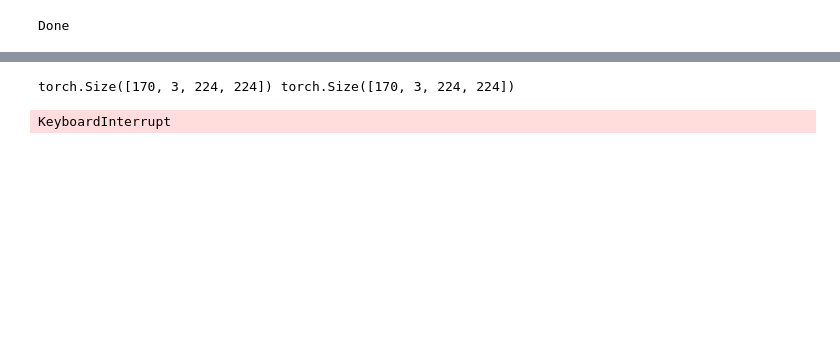
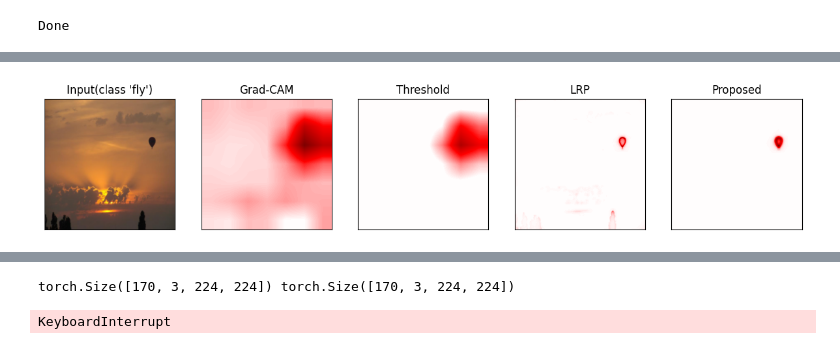
Before and after one commit to sriharikg2003/LRP_CAM, a Jupyter notebook: tutorial.ipynb, the cells around one changed output, grey strips where cells are left out. Drawn from its saved outputs; the diff is of its cells as text; code cells hidden in the pictures; blank space fills up the shorter version.

```diff
--- a/tutorial.ipynb
+++ b/tutorial.ipynb
@@ -270,3 +291,18 @@ x_batch = torch.load(f'{path_to_files}/x_batch.pt')
 y_batch = torch.load(f'{path_to_files}/y_batch.pt')
 s_batch = torch.load(f'{path_to_files}/s_batch.pt')
 s_batch = s_batch.unsqueeze(dim=1)
+# %%
+import torch
+import torchvision.models as models
+
+# Load VGG model (e.g., VGG16)
+# vgg = models.vgg16(pretrained=True)
+
+# Print all layers
+print("VGG16 Features Layers:")
+for l, layer in enumerate(model.features):
+    print(f"Layer {l}: {layer}")
+
+print("\nVGG16 Classifier Layers:")
+for l, layer in enumerate(model.classifier):
+    print(f"Layer {l}: {layer}")
@@ -349,6 +403,8 @@ def LRP(model, input, target):
         # c, cp, cm = A[0].grad, lb.grad, hb.grad
         # R[0] = (A[0] * c + lb * cp + hb * cm).data
 
+        alpha = 0.25
+        beta = 0.25
 
         for l in range(1, L)[::-1]:
             A[l] = A[l].data.requires_grad_(True)
@@ -358,10 +414,13 @@ def LRP(model, input, target):
 
 
                 #  Modified LRP
-                if l <= 18:                 rho = lambda p: p  + gamma*p.clamp(min=0)  ;                                        incr = lambda z: z ; apply_eps =False
-                elif 18 <= l <= 32:         rho = lambda p: p   ;               incr = lambda z: z ; apply_eps = True
-                else                :        rho = lambda p: p  ;                                        incr = lambda z: z ; apply_eps =False
+                # if l <= 18:                 rho = lambda p: p  + gamma*p.clamp(min=0)  ;                                        incr = lambda z: z ; apply_eps =False
+                # elif 18 <= l <= 32:         rho = lambda p: p   ;               incr = lambda z: z ; apply_eps = True
+                # else                :        rho = lambda p: p  ;                                        incr = lambda z: z ; apply_eps =False
 
+
+                # Alpha Beta
+                rho = lambda p: p  + alpha*p.clamp(min=0) + beta*(-1*p).clamp(min=0)  ;                                        incr = lambda z: z ; apply_eps =False
                 # Original LRP
                 # if l <= 16:       rho = lambda p: p + 0.25*p.clamp(min=0); incr = lambda z: z+1e-9
                 # if 17 <= l <= 30: rho = lambda p: p;                       incr = lambda z: z+1e-9+0.25*((z**2).mean()**.5).data
@@ -449,6 +508,26 @@ smoothed_grad_cam_pp = np.zeros(product_grad_cam_pp.shape)
 for i in range(0, product_grad_cam_pp.shape[0]):
     smoothed_grad_cam_pp[i] = cv2.GaussianBlur(product_grad_cam_pp[i], (5, 5), cv2.BORDER_DEFAULT)
     smoothed_grad_cam_pp[i] = smoothed_grad_cam_pp[i] / np.max(smoothed_grad_cam_pp[i])
+# %%
+fig, axes = plt.subplots(nrows=1, ncols=5, figsize=(15, 4.5))
+idx = 0
+axes[0].imshow(np.moveaxis(quantus.normalise_func.denormalise(x_batch[idx].cpu().detach().numpy(), mean=np.array([0.485, 0.456, 0.406]), std=np.array([0.229, 0.224, 0.225])), 0, -1), vmin=0.0, vmax=1.0)
+axes[0].title.set_text("Input(class 'fly')")
+axes[1].imshow(grayscale_grad_cam[idx], cmap="seismic", vmin=-1.0, vmax=1.0)
+axes[1].title.set_text("Grad-CAM")
+axes[2].imshow(grayscale_grad_cam_thr[idx], cmap="seismic", vmin=-1.0, vmax=1.0)
+axes[2].title.set_text("Threshold")
+axes[3].imshow(attributions_lrp_np[idx], cmap="seismic", vmin=-1.0, vmax=1.0)
+axes[3].title.set_text("LRP")
+axes[4].imshow(smoothed_grad_cam[idx], cmap="seismic", vmin=-1.0, vmax=1.0)
+axes[4].title.set_text("Proposed")
+for i in range(0, 5):
+    axes[i].axis("on")
+    axes[i].get_xaxis().set_ticks([])
+    axes[i].get_yaxis().set_ticks([])
+plt.show()
+# %% [output]
+[figure, added]
 # %%
 fig, axes = plt.subplots(nrows=1, ncols=5, figsize=(15, 4.5))
 idx = 6
```
Also changed, not shown: parts of 10 cells of this notebook, 1 other file.
